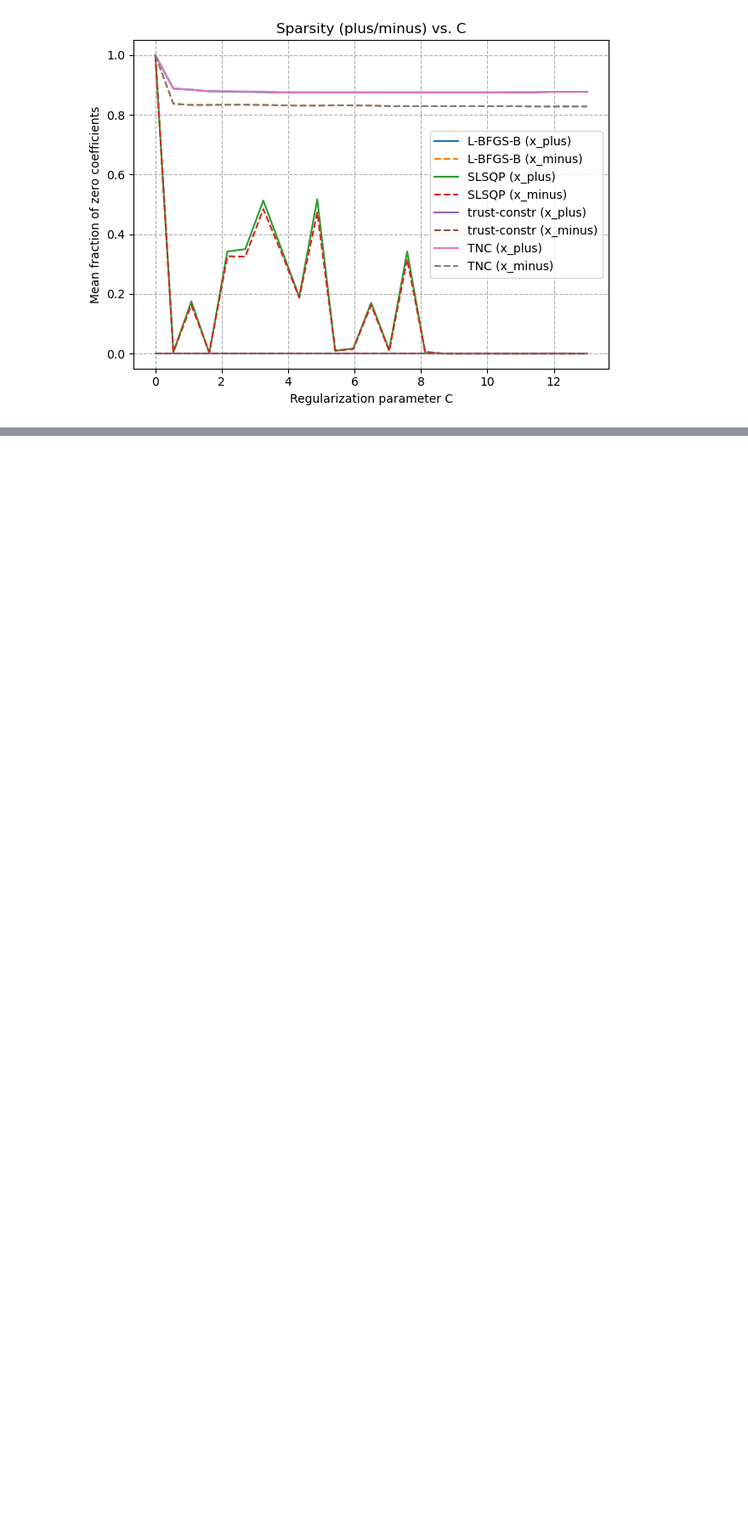
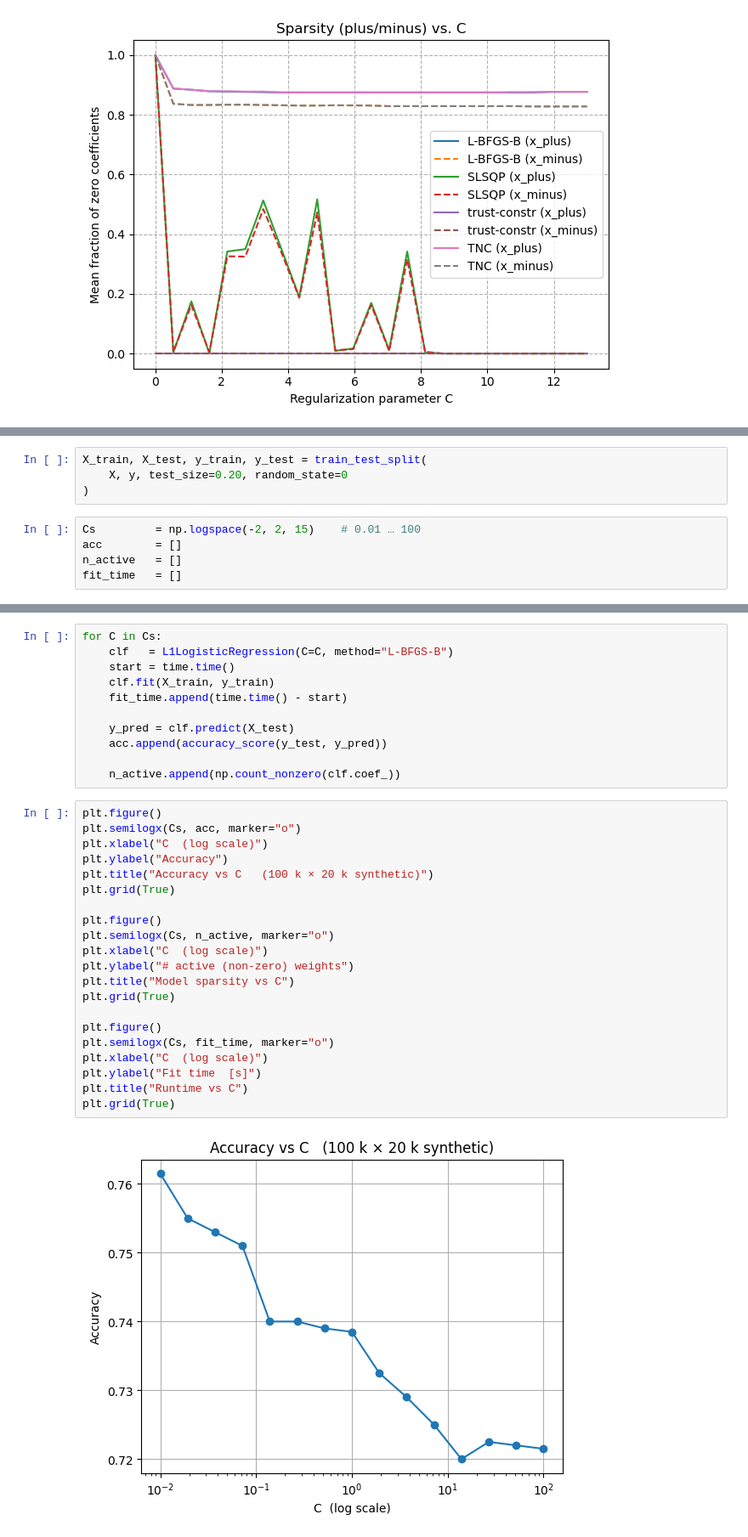
Before and after one commit to jswistak/optimization-project, a Jupyter notebook: test.ipynb, the cells around one changed output, grey strips where cells are left out. Shown: that part at 85% size. Cells and saved outputs as stored; diff of their text form; blank space fills up the shorter version.

Commit message:
feat: regularization strength on acc sparsity

```diff
--- a/test.ipynb
+++ b/test.ipynb
@@ -319,0 +332,9 @@ C=13, method=TNC  x_plus_zero=0.8770±0.0259  x_minus_zero=0.8280±0.0104
+# %%
+X_train, X_test, y_train, y_test = train_test_split(
+    X, y, test_size=0.20, random_state=0
+)
+# %%
+Cs         = np.logspace(-2, 2, 15)    # 0.01 … 100
+acc        = []
+n_active   = []
+fit_time   = []
@@ -319,0 +351,34 @@ C=13, method=TNC  x_plus_zero=0.8770±0.0259  x_minus_zero=0.8280±0.0104
+# %%
+for C in Cs:
+    clf   = L1LogisticRegression(C=C, method="L-BFGS-B")
+    start = time.time()
+    clf.fit(X_train, y_train)
+    fit_time.append(time.time() - start)
+
+    y_pred = clf.predict(X_test)
+    acc.append(accuracy_score(y_test, y_pred))
+
+    n_active.append(np.count_nonzero(clf.coef_))
+# %%
+plt.figure()
+plt.semilogx(Cs, acc, marker="o")
+plt.xlabel("C  (log scale)")
+plt.ylabel("Accuracy")
+plt.title("Accuracy vs C   (100 k × 20 k synthetic)")
+plt.grid(True)
+
+plt.figure()
+plt.semilogx(Cs, n_active, marker="o")
+plt.xlabel("C  (log scale)")
+plt.ylabel("# active (non-zero) weights")
+plt.title("Model sparsity vs C")
+plt.grid(True)
+
+plt.figure()
+plt.semilogx(Cs, fit_time, marker="o")
+plt.xlabel("C  (log scale)")
+plt.ylabel("Fit time  [s]")
+plt.title("Runtime vs C")
+plt.grid(True)
+# %% [output]
+[figure, added]
```
Also changed, not shown: parts of 5 cells of this notebook, 1 other file.
